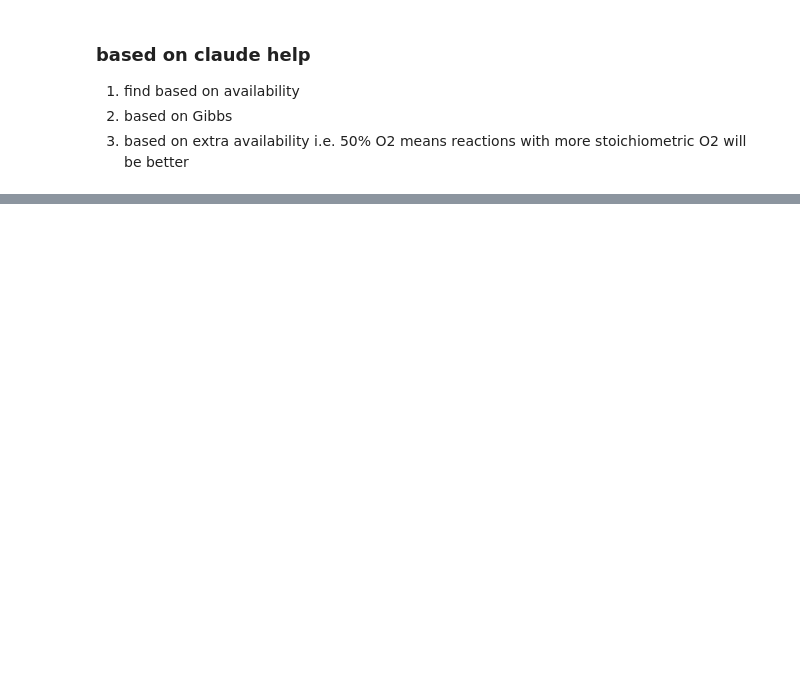
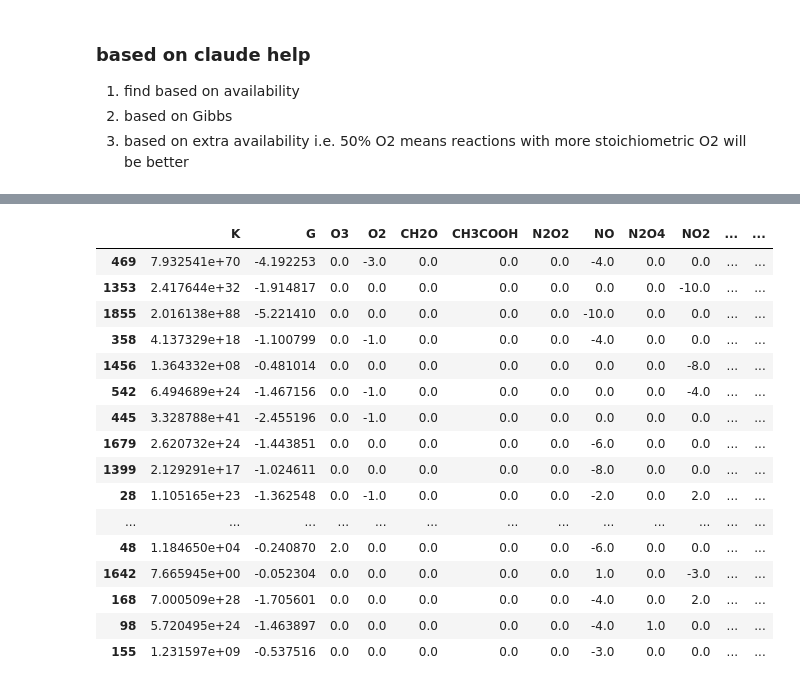
Before and after one commit to badw/arcs, a Jupyter notebook: examples/table_sandbox.ipynb, the cells around one changed output, grey strips where cells are left out. Cells and saved outputs as stored; diff of their text form; code cells hidden in the pictures; blank space fills up the shorter version.

```diff
--- a/examples/table_sandbox.ipynb
+++ b/examples/table_sandbox.ipynb
@@ -5,9 +6,9 @@ from importlib import resources
 gg = GraphGenerator()
 tabledict = gg.from_file(
     filename=resources.files("arcs").joinpath("data/quantum_data.json.gz"),
-    temperature=248,
-    pressure=20,
-    max_reaction_length=5,
+    temperature=298,
+    pressure=40,
+    max_reaction_length=4,
     graph=False
 )
 # %%
@@ -46,7 +47,8 @@ refactored_df = pd.DataFrame(refactor)
 import numpy as np
 # %%
 # 1. get weighted random_compounds
-concs = {'H2O':50,'SO2':1,'NO2':20,'NO':13,"O2":73,"N2O4":1}
+concs = {'H2O':50,'SO2':1,'NO2':9,'NO':13,"O2":73}
+updated_concs = concs
 # convert to probabilities
 p_1 = {k: v / sum(concs.values()) for k, v in concs.items()}
 p_1
@@ -139,0 +74,72 @@ np.int64(3)
+# %%
+import numpy as np
+import pandas as pd
+
+def table_rank_reactions(_concentrations, refactored_dict):
+    concentrations = copy.deepcopy(_concentrations)
+    probabilities = {k: v / sum(concentrations.values())
+                     for k, v in concentrations.items()}
+
+    df = pd.DataFrame(refactored_df).T.fillna(0)
+
+    species = [c for c in df.columns if c not in ["G", "K"]]
+    avail = np.array([probabilities.get(s, 0.0) for s in species])
+    present = avail > 0
+
+    # needs a different naming convention as S is entropy
+    S = df[species].to_numpy(float)
+    gibbs = df['G'].to_numpy(float)
+
+    reac = np.clip(-S, 0, None)    # reactants: negative coeffs -> positive amounts
+    prod = np.clip( S, 0, None)    # products:  positive coeffs
+
+    # --- Criterion 4: EVERY reactant must be present ---
+    reac_mask = reac > 0
+    have_all  = ((reac_mask & ~present).sum(axis=1) == 0) & reac_mask.any(axis=1)
+
+    # --- Criteria 2 & 3: reactant availability, weighted by stoichiometry ---
+    availability = reac @ avail
+
+    def minmax(x):
+        lo, hi = np.nanmin(x), np.nanmax(x)
+        return np.zeros_like(x) if hi == lo else (x - lo) / (hi - lo)
+
+    gibbs_term = 1 - minmax(gibbs)   # most negative -> ~1
+    avail_term = minmax(availability)
+    w_gibbs, w_avail = 0.3, 0.7
+    score = w_gibbs * gibbs_term + w_avail * avail_term
+
+    def side(a):
+        return " + ".join(f"{v:g} {s}" for s, v in zip(species, a) if v > 0)
+    eqn = [f"{side(reac[i])} = {side(prod[i])}" for i in range(len(df))]
+
+    out = df.assign(reaction=eqn, availability=availability, score=score)
+    ranked = out.loc[have_all].sort_values('score', ascending=False)
+
+    # --- guardrail: no reaction with a missing reactant may survive ---
+    assert ((reac[have_all] > 0) & ~present).sum() == 0, "infeasible reaction leaked into ranked!"
+
+    return ranked
+
+
+ranked = table_rank_reactions(updated_concs,refactor)
+
+ranked.head(20)
+# %% [output]
+|  | K | G | O3 | O2 | CH2O | CH3COOH | N2O2 | NO | N2O4 | NO2 | ... | ... |
+| 469 | 7.932541e+70 | -4.192253 | 0.0 | -3.0 | 0.0 | 0.0 | 0.0 | -4.0 | 0.0 | 0.0 | ... | ... |
+| 1353 | 2.417644e+32 | -1.914817 | 0.0 | 0.0 | 0.0 | 0.0 | 0.0 | 0.0 | 0.0 | -10.0 | ... | ... |
+| 1855 | 2.016138e+88 | -5.221410 | 0.0 | 0.0 | 0.0 | 0.0 | 0.0 | -10.0 | 0.0 | 0.0 | ... | ... |
+| 358 | 4.137329e+18 | -1.100799 | 0.0 | -1.0 | 0.0 | 0.0 | 0.0 | -4.0 | 0.0 | 0.0 | ... | ... |
+| 1456 | 1.364332e+08 | -0.481014 | 0.0 | 0.0 | 0.0 | 0.0 | 0.0 | 0.0 | 0.0 | -8.0 | ... | ... |
+| 542 | 6.494689e+24 | -1.467156 | 0.0 | -1.0 | 0.0 | 0.0 | 0.0 | 0.0 | 0.0 | -4.0 | ... | ... |
+| 445 | 3.328788e+41 | -2.455196 | 0.0 | -1.0 | 0.0 | 0.0 | 0.0 | 0.0 | 0.0 | 0.0 | ... | ... |
+| 1679 | 2.620732e+24 | -1.443851 | 0.0 | 0.0 | 0.0 | 0.0 | 0.0 | -6.0 | 0.0 | 0.0 | ... | ... |
+| 1399 | 2.129291e+17 | -1.024611 | 0.0 | 0.0 | 0.0 | 0.0 | 0.0 | -8.0 | 0.0 | 0.0 | ... | ... |
+| 28 | 1.105165e+23 | -1.362548 | 0.0 | -1.0 | 0.0 | 0.0 | 0.0 | -2.0 | 0.0 | 2.0 | ... | ... |
+| ... | ... | ... | ... | ... | ... | ... | ... | ... | ... | ... | ... | ... |
+| 48 | 1.184650e+04 | -0.240870 | 2.0 | 0.0 | 0.0 | 0.0 | 0.0 | -6.0 | 0.0 | 0.0 | ... | ... |
+| 1642 | 7.665945e+00 | -0.052304 | 0.0 | 0.0 | 0.0 | 0.0 | 0.0 | 1.0 | 0.0 | -3.0 | ... | ... |
+| 168 | 7.000509e+28 | -1.705601 | 0.0 | 0.0 | 0.0 | 0.0 | 0.0 | -4.0 | 0.0 | 2.0 | ... | ... |
+| 98 | 5.720495e+24 | -1.463897 | 0.0 | 0.0 | 0.0 | 0.0 | 0.0 | -4.0 | 1.0 | 0.0 | ... | ... |
+| 155 | 1.231597e+09 | -0.537516 | 0.0 | 0.0 | 0.0 | 0.0 | 0.0 | -3.0 | 0.0 | 0.0 | ... | ... |
```
Also changed, not shown: parts of 19 cells of this notebook.
